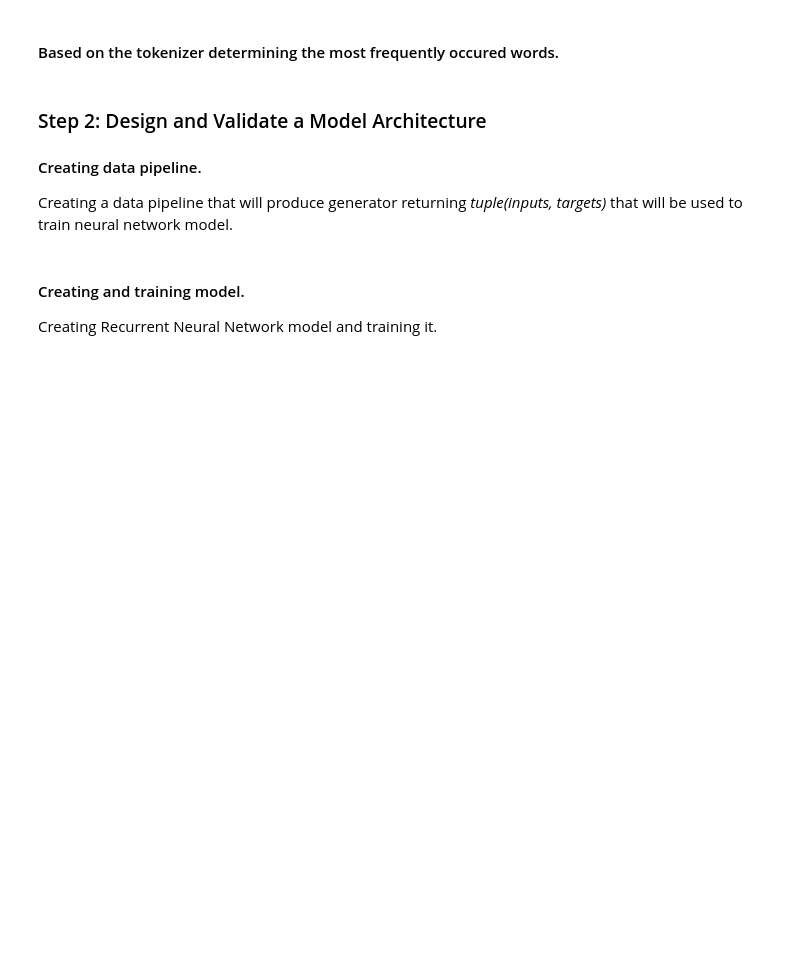
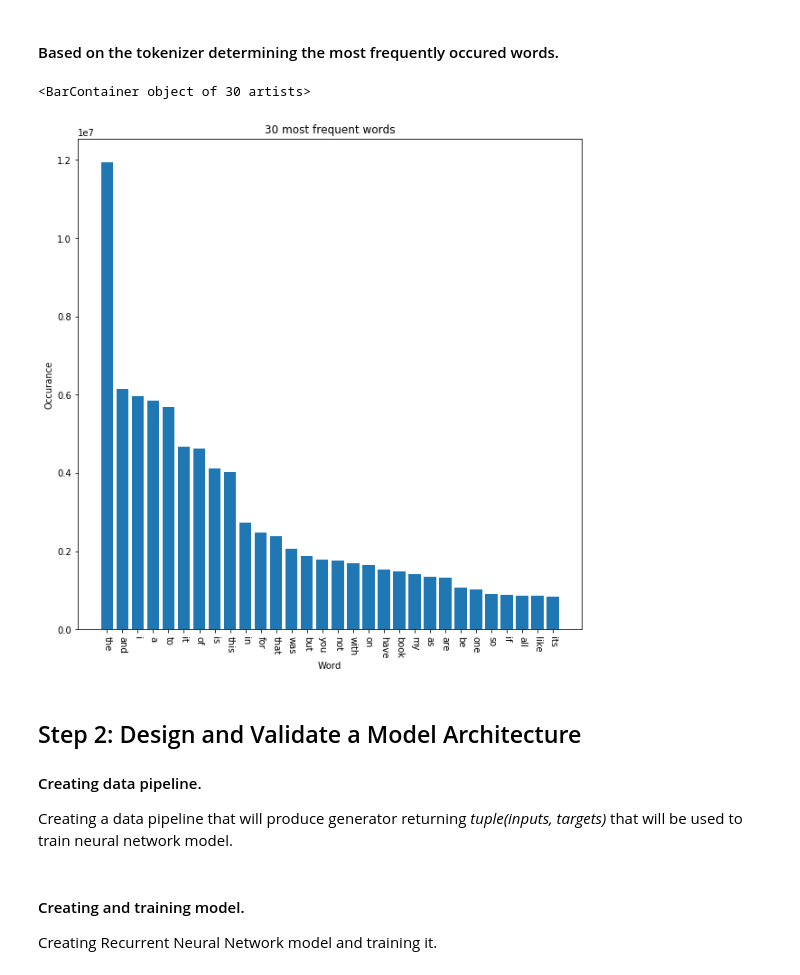
Before and after one commit to wiktorlazarski/dmarketing.ai, a Jupyter notebook: Amazon's Reviews Classifier.ipynb, the cells around one changed output. Drawn from its saved outputs; the diff is of its cells as text; code cells hidden in the pictures; blank space fills up the shorter version.

```diff
--- a/Amazon's Reviews Classifier.ipynb
+++ b/Amazon's Reviews Classifier.ipynb
@@ -88,39 +91,42 @@ For more detailed description visit [keras.preprocessing.text.Tokenizer document
 import tensorflow as tf
 from tensorflow.keras.preprocessing.text import Tokenizer
 
-max_words = 10000
+rev_max_words = 10000
 
-tokenizer = Tokenizer(num_words=max_words)
+rev_tokenizer = Tokenizer(num_words=rev_max_words)
 review_gen = flow_from_csv(TRAIN_DATA_PATH, REVIEW_IDX)
 
-tokenizer.fit_on_texts(review_gen)
+rev_tokenizer.fit_on_texts(review_gen)
 # %% [markdown]
 #### Based on the tokenizer determining the most frequently occured words.
 # %%
 import numpy as np
 import matplotlib.pyplot as plt
 %matplotlib inline
 
-word_cnt = tokenizer.word_counts
+word_cnt = rev_tokenizer.word_counts
 
 # Extracts the most frequent words
 most_freq_words = 30
 
 sorted_items = list(word_cnt.items())
 sorted_items.sort(key=lambda item: item[-1], reverse=True)
 
 most_freq_keys = [k for k, v in sorted_items[:most_freq_words]]
 most_freq_values = [v for k, v in sorted_items[:most_freq_words]]
 
 # Draws bar char of most frequent words
 plt.figure(figsize=(10, 10))
 plt.title(str(most_freq_words) + " most frequent words")
 plt.xlabel("Word")
 plt.xticks(rotation=-90)
 plt.ylabel("Occurance")
 plt.bar(most_freq_keys, most_freq_values)
+# %% [output]
+<BarContainer object of 30 artists>
+[figure, added]
 # %% [markdown]
-### Step 2: Design and Validate a Model Architecture
+## Step 2: Design and Validate a Model Architecture
 
 
 #### Creating data pipeline.
```
Also changed, not shown: parts of 22 cells of this notebook.
